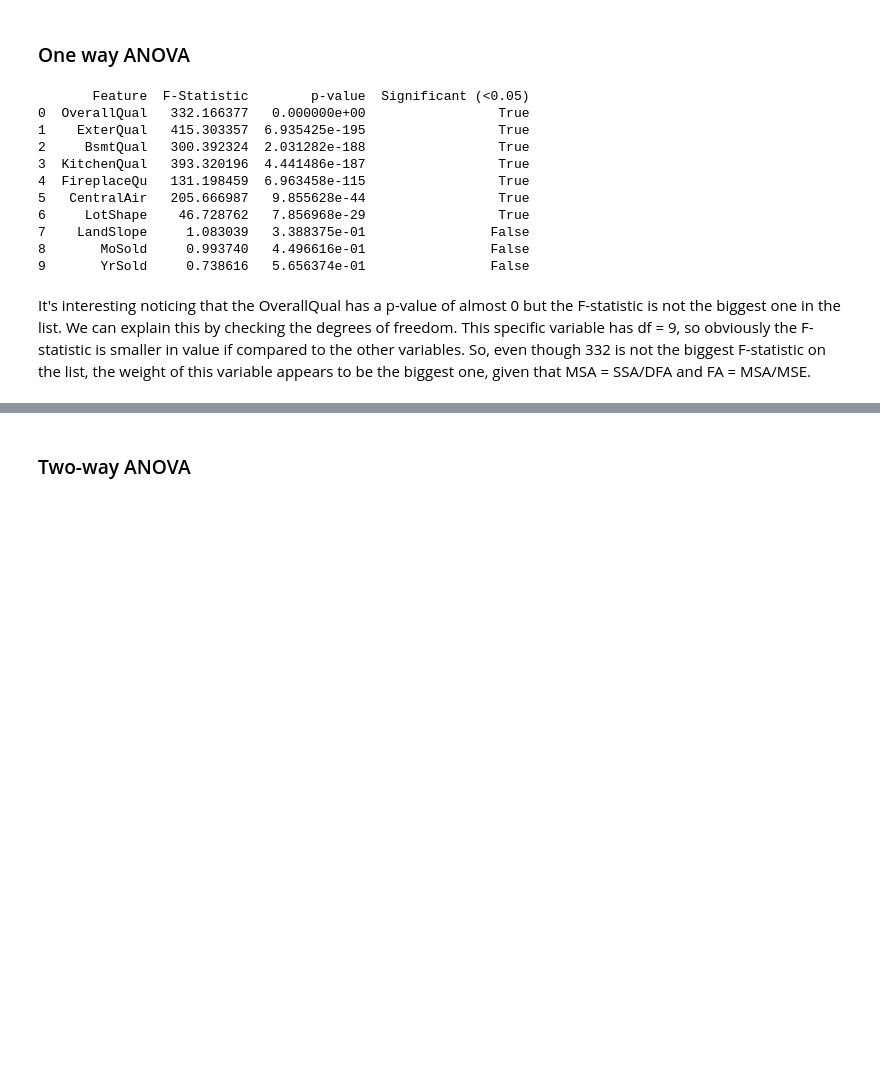
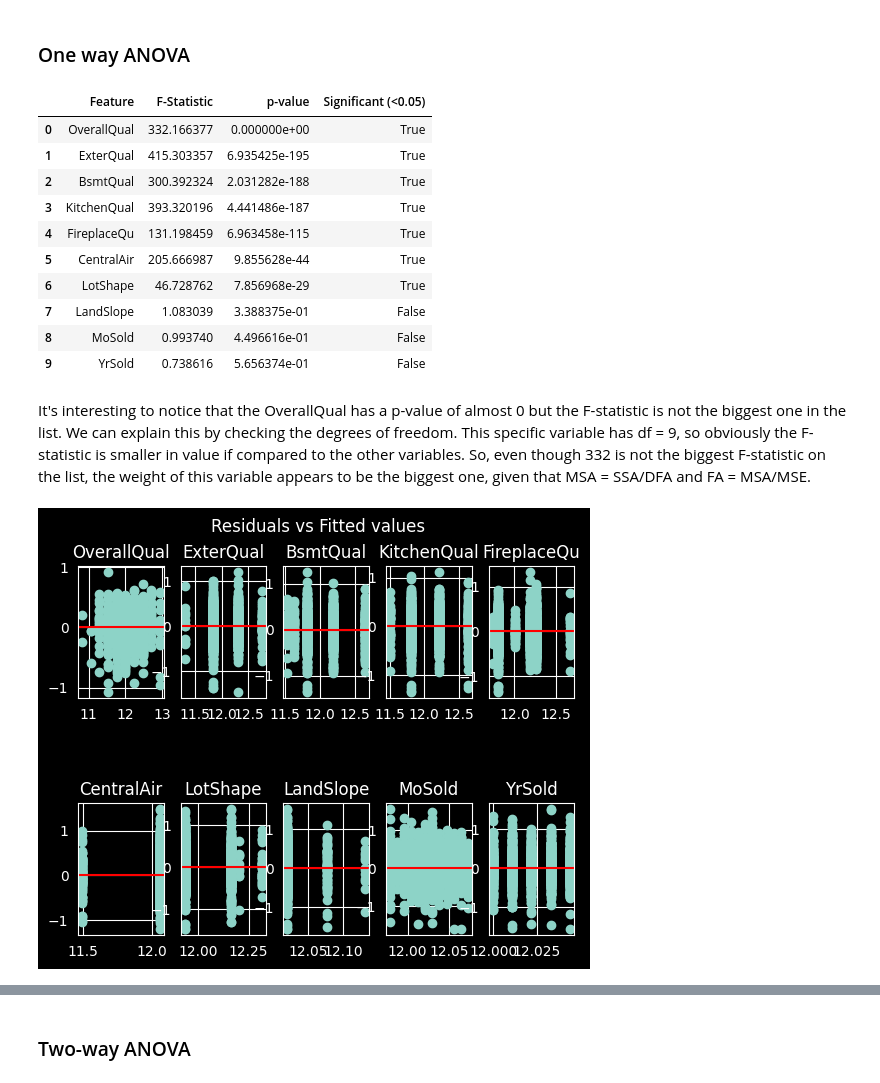
Before and after one commit to cpalescan/cstat, a Jupyter notebook: project_MAIN.ipynb, the cells around one changed output, grey strips where cells are left out. Cells and saved outputs as stored; diff of their text form; code cells hidden in the pictures; blank space fills up the shorter version.

```diff
--- a/project_MAIN.ipynb
+++ b/project_MAIN.ipynb
@@ -551,9 +553,6 @@ Use ANOVA to determine which of the following **10 features** have a statistical
 features = ['OverallQual', 'ExterQual', 'BsmtQual', 'KitchenQual','FireplaceQu', 'CentralAir', 'LotShape', 'LandSlope', 'MoSold', 'YrSold']
 
 df_anova = train[features + ["SalePrice_log"]].copy()
-for col in features:
-    if df_anova[col].dtype == "object" or df_anova[col].isnull().any():
-        df_anova[col] = df_anova[col].fillna("None")
 
 results = []
 for col in features:
@@ -567,18 +566,41 @@ for col in features:
     })
 
 anova_r = pd.DataFrame(results).sort_values(by="p-value", ascending=True)
-print(anova_r)
+anova_r
 # %% [output]
-       Feature  F-Statistic        p-value  Significant (<0.05)
-0  OverallQual   332.166377   0.000000e+00                 True
-1    ExterQual   415.303357  6.935425e-195                 True
-2     BsmtQual   300.392324  2.031282e-188                 True
-3  KitchenQual   393.320196  4.441486e-187                 True
-4  FireplaceQu   131.198459  6.963458e-115                 True
-5   CentralAir   205.666987   9.855628e-44                 True
-6     LotShape    46.728762   7.856968e-29                 True
-7    LandSlope     1.083039   3.388375e-01                False
-8       MoSold     0.993740   4.496616e-01                False
-9       YrSold     0.738616   5.656374e-01                False
+|  | Feature | F-Statistic | p-value | Significant (<0.05) |
+| 0 | OverallQual | 332.166377 | 0.000000e+00 | True |
+| 1 | ExterQual | 415.303357 | 6.935425e-195 | True |
+| 2 | BsmtQual | 300.392324 | 2.031282e-188 | True |
+| 3 | KitchenQual | 393.320196 | 4.441486e-187 | True |
+| 4 | FireplaceQu | 131.198459 | 6.963458e-115 | True |
+| 5 | CentralAir | 205.666987 | 9.855628e-44 | True |
+| 6 | LotShape | 46.728762 | 7.856968e-29 | True |
+| 7 | LandSlope | 1.083039 | 3.388375e-01 | False |
+| 8 | MoSold | 0.993740 | 4.496616e-01 | False |
+| 9 | YrSold | 0.738616 | 5.656374e-01 | False |
 # %% [markdown]
-It's interesting noticing that the OverallQual has a p-value of almost 0 but the F-statistic is not the biggest one in the list. We can explain this by checking the degrees of freedom. This specific variable has df = 9, so obviously the F-statistic is smaller in value if compared to the other variables. So, even though 332 is not the biggest F-statistic on the list, the weight of this variable appears to be the biggest one, given that MSA = SSA/DFA and FA = MSA/MSE.
+It's interesting to notice that the OverallQual has a p-value of almost 0 but the F-statistic is not the biggest one in the list. We can explain this by checking the degrees of freedom. This specific variable has df = 9, so obviously the F-statistic is smaller in value if compared to the other variables. So, even though 332 is not the biggest F-statistic on the list, the weight of this variable appears to be the biggest one, given that MSA = SSA/DFA and FA = MSA/MSE.
+# %%
+
+# Residuals and fitted values
+
+fig, axs = plt.subplots(2, int(len(features)/2))
+fig.subplots_adjust(hspace=0.8)
+fig.get_axes()
+fig.suptitle("Residuals vs Fitted values")
+y = 0
+x = 0
+for feature in features:
+
+    model = ols(f'SalePrice_log ~ {feature}', data=train).fit()
+
+    axs[x, y].scatter(model.fittedvalues, model.resid)
+    axs[x, y].axhline(0, color="red")
+    axs[x, y].set_title(f"{feature}")
+    y += 1
+    if y >= int(len(features)/2):
+        x += 1
+        y = 0
+# %% [output]
+[figure, added]
```
Also changed, not shown: parts of 17 cells of this notebook.
